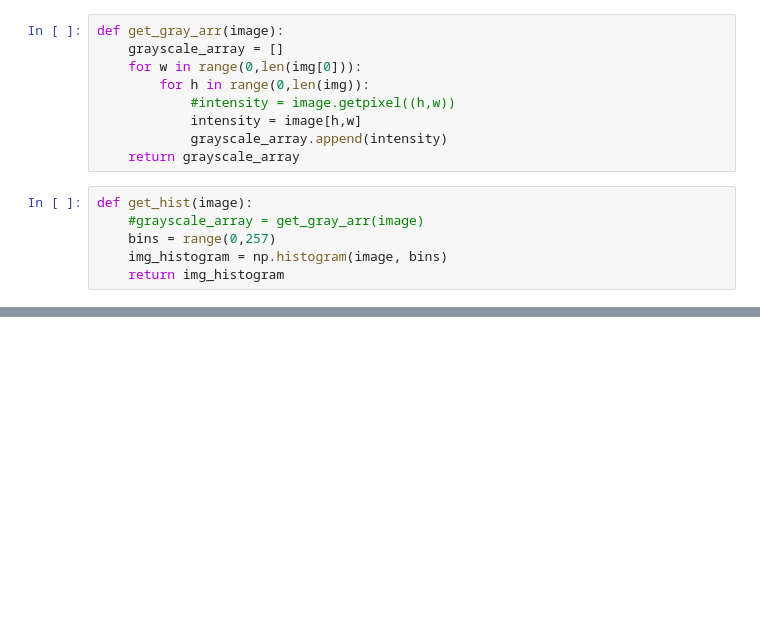
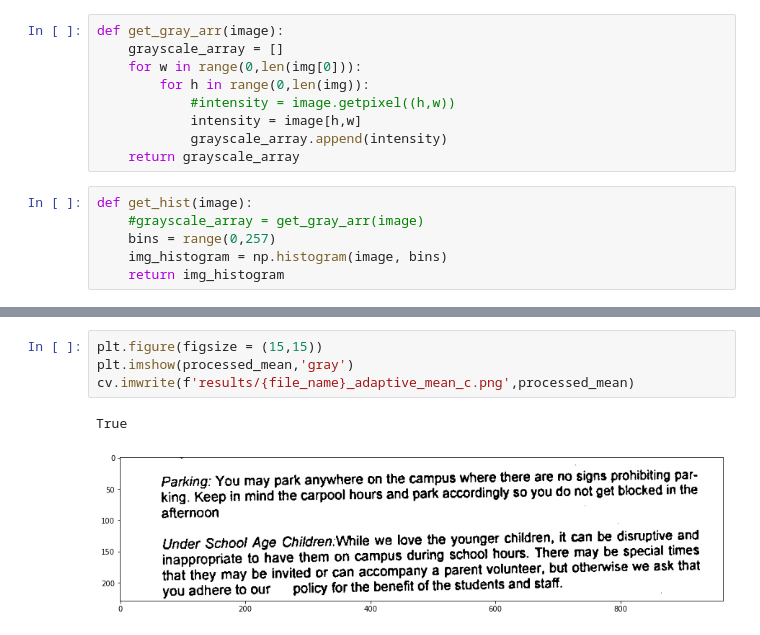
Before and after one commit to YZ115/CZ4003-AY20-21, a Jupyter notebook: Project/image_processing.ipynb, the cells around one changed output, grey strips where cells are left out. Drawn from its saved outputs; the diff is of its cells as text; blank space fills up the shorter version.

```diff
--- a/Project/image_processing.ipynb
+++ b/Project/image_processing.ipynb
@@ -124,0 +235,7 @@ print(image.size)
+# %%
+plt.figure(figsize = (15,15))
+plt.imshow(processed_mean,'gray')
+cv.imwrite(f'results/{file_name}_adaptive_mean_c.png',processed_mean)
+# %% [output]
+True
+[figure, added]
```
Also changed, not shown: parts of 16 cells of this notebook, 25 other files.
